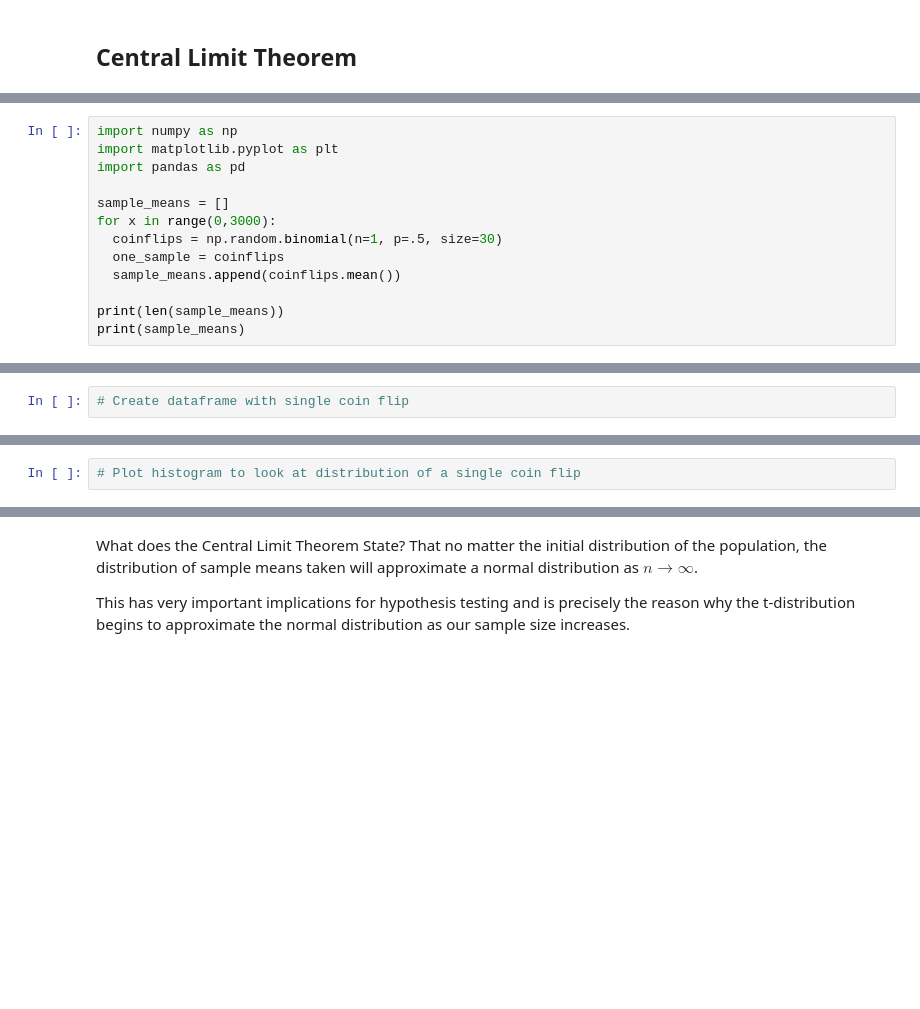
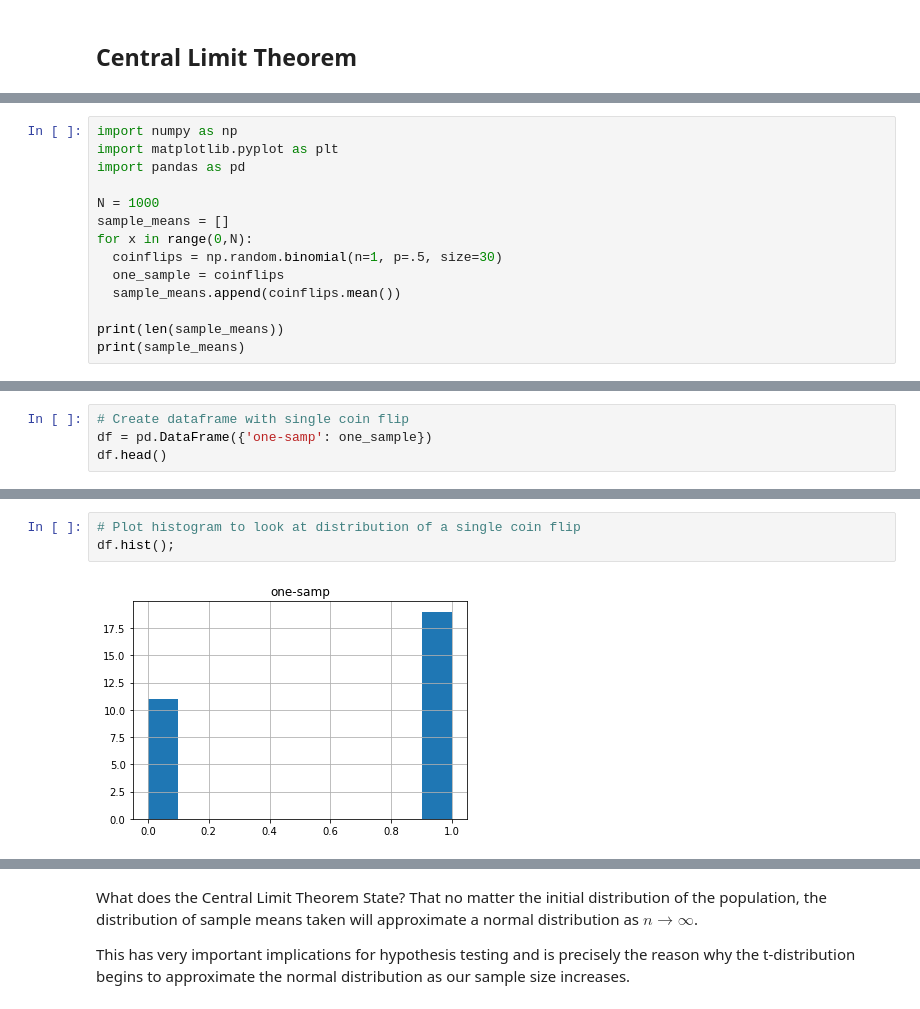
Before and after one commit to BJanota11/DS-Unit-1-Sprint-3-Statistical-Tests-and-Experiments, a Jupyter notebook: module2-sampling-confidence-intervals-and-hypothesis-testing/LS_DS_132_Sampling_Confidence_Intervals_and_Hypothesis_Testing_Updated.ipynb, the cells around one changed output, grey strips where cells are left out. Drawn from its saved outputs; the diff is of its cells as text; blank space fills up the shorter version.

```diff
--- a/module2-sampling-confidence-intervals-and-hypothesis-testing/LS_DS_132_Sampling_Confidence_Intervals_and_Hypothesis_Testing_Updated.ipynb
+++ b/module2-sampling-confidence-intervals-and-hypothesis-testing/LS_DS_132_Sampling_Confidence_Intervals_and_Hypothesis_Testing_Updated.ipynb
@@ -103,8 +108,9 @@ import numpy as np
 import matplotlib.pyplot as plt
 import pandas as pd
 
+N = 1000
 sample_means = []
-for x in range(0,3000):
+for x in range(0,N):
   coinflips = np.random.binomial(n=1, p=.5, size=30)
   one_sample = coinflips
   sample_means.append(coinflips.mean())
@@ -117,2 +123,4 @@ print(sample_means)
 # %%
 # Create dataframe with single coin flip
+df = pd.DataFrame({'one-samp': one_sample})
+df.head()
@@ -119,4 +134,7 @@ print(sample_means)
 # %%
 # Plot histogram to look at distribution of a single coin flip
+df.hist();
+# %% [output]
+[figure, added]
 # %%
 # Plot histogram to look at distribution of all coin flips
```
Also changed, not shown: parts of 37 cells of this notebook.
